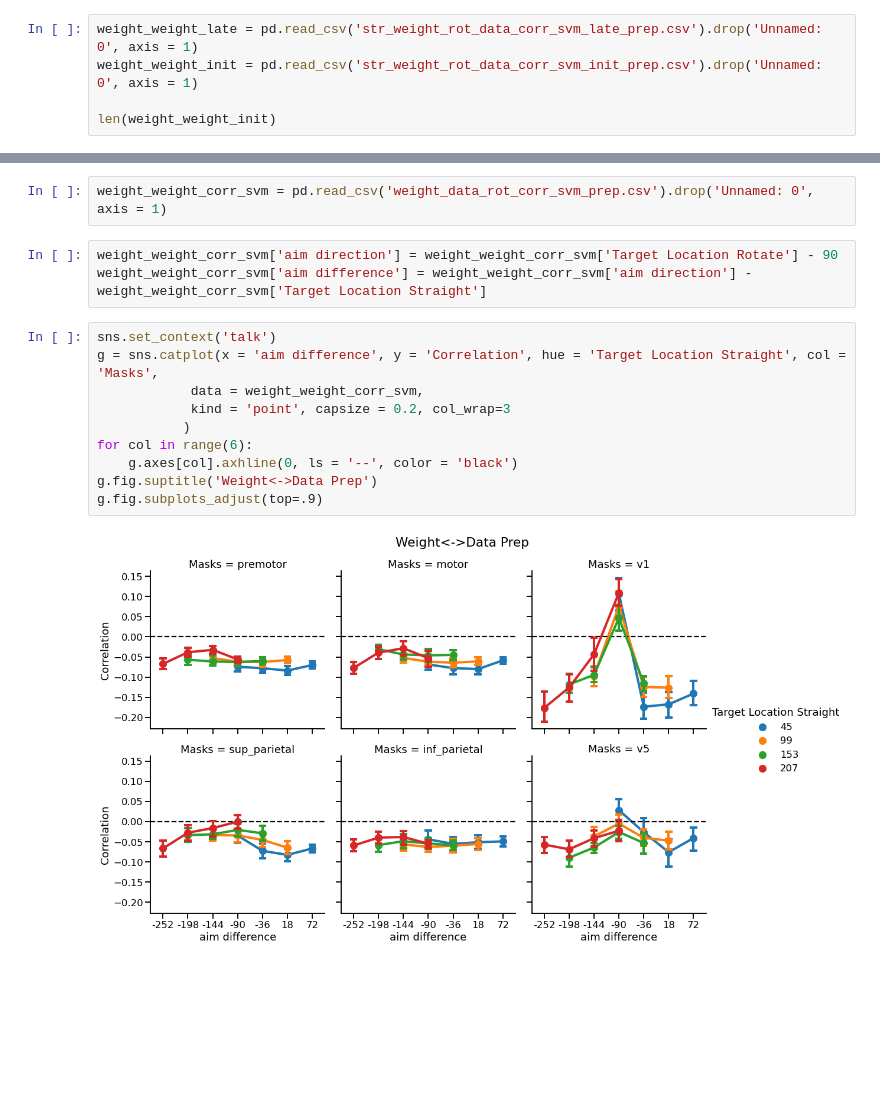
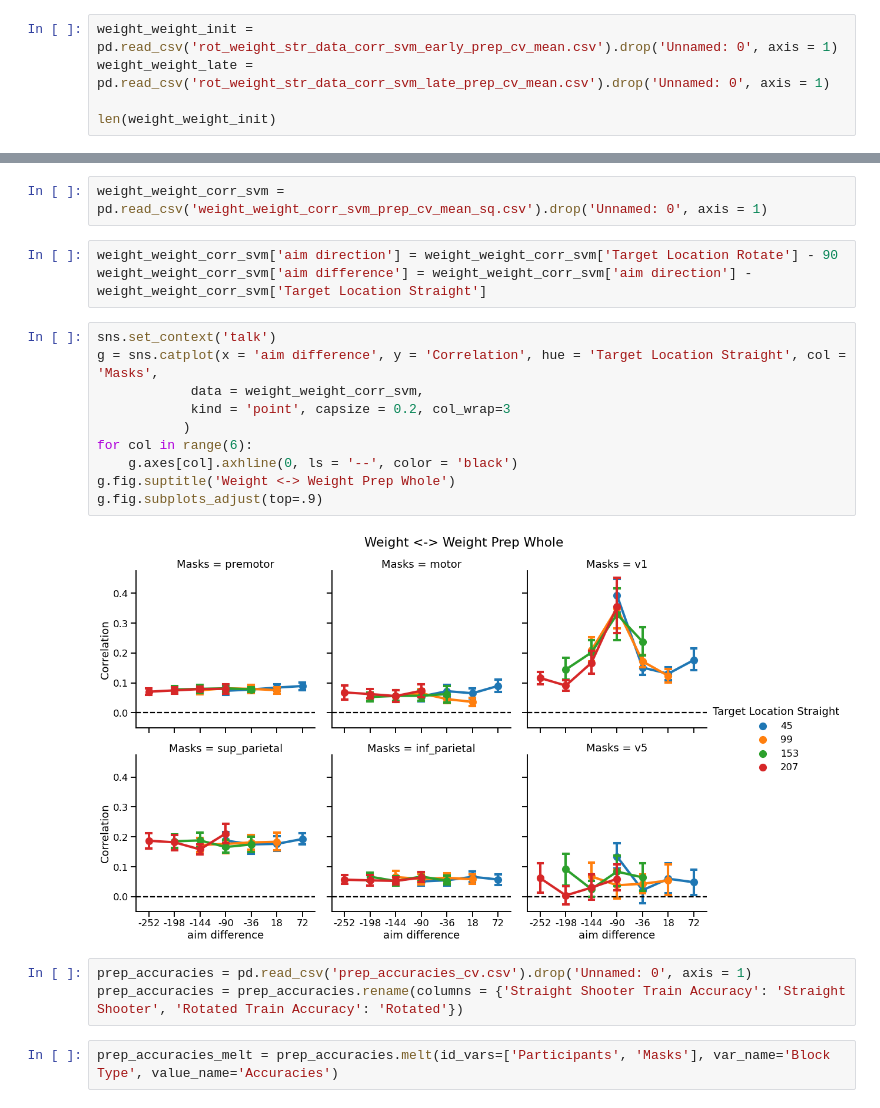
Before and after one commit to tejas-savalia/fmri_project, a Jupyter notebook: across_subjects_mvpa.ipynb, the cells around one changed output, grey strips where cells are left out. Cells and saved outputs as stored; diff of their text form; blank space fills up the shorter version.

Commit message:
plotting cv fits

```diff
--- a/across_subjects_mvpa.ipynb
+++ b/across_subjects_mvpa.ipynb
@@ -90,8 +90,8 @@ sns.catplot(x = 'Target Location Straight', y = 'Kl Div', hue = 'Target Location
 <seaborn.axisgrid.FacetGrid at 0x...>
 [figure]
 # %%
-weight_weight_late = pd.read_csv('str_weight_rot_data_corr_svm_late_prep.csv').drop('Unnamed: 0', axis = 1)
-weight_weight_init = pd.read_csv('str_weight_rot_data_corr_svm_init_prep.csv').drop('Unnamed: 0', axis = 1)
+weight_weight_init = pd.read_csv('rot_weight_str_data_corr_svm_early_prep_cv_mean.csv').drop('Unnamed: 0', axis = 1)
+weight_weight_late = pd.read_csv('rot_weight_str_data_corr_svm_late_prep_cv_mean.csv').drop('Unnamed: 0', axis = 1)
 
 len(weight_weight_init)
 # %% [output]
@@ -118,17 +118,22 @@ g.fig.subplots_adjust(top=.9)
 # %%
-weight_weight_corr_svm = pd.read_csv('weight_data_rot_corr_svm_prep.csv').drop('Unnamed: 0', axis = 1)
+weight_weight_corr_svm = pd.read_csv('weight_weight_corr_svm_prep_cv_mean_sq.csv').drop('Unnamed: 0', axis = 1)
 # %%
 weight_weight_corr_svm['aim direction'] = weight_weight_corr_svm['Target Location Rotate'] - 90
 weight_weight_corr_svm['aim difference'] = weight_weight_corr_svm['aim direction'] - weight_weight_corr_svm['Target Location Straight']
 # %%
 sns.set_context('talk')
 g = sns.catplot(x = 'aim difference', y = 'Correlation', hue = 'Target Location Straight', col = 'Masks',
             data = weight_weight_corr_svm,
             kind = 'point', capsize = 0.2, col_wrap=3
            )
 for col in range(6):
     g.axes[col].axhline(0, ls = '--', color = 'black')
-g.fig.suptitle('Weight<->Data Prep')
+g.fig.suptitle('Weight <-> Weight Prep Whole')
 g.fig.subplots_adjust(top=.9)
 # %% [output]
-[figure, old version]
+[figure, new version]
+# %%
+prep_accuracies = pd.read_csv('prep_accuracies_cv.csv').drop('Unnamed: 0', axis = 1)
+prep_accuracies = prep_accuracies.rename(columns = {'Straight Shooter Train Accuracy': 'Straight Shooter', 'Rotated Train Accuracy': 'Rotated'})
+# %%
+prep_accuracies_melt = prep_accuracies.melt(id_vars=['Participants', 'Masks'], var_name='Block Type', value_name='Accuracies')
```
Also changed, not shown: parts of 2 cells of this notebook.
